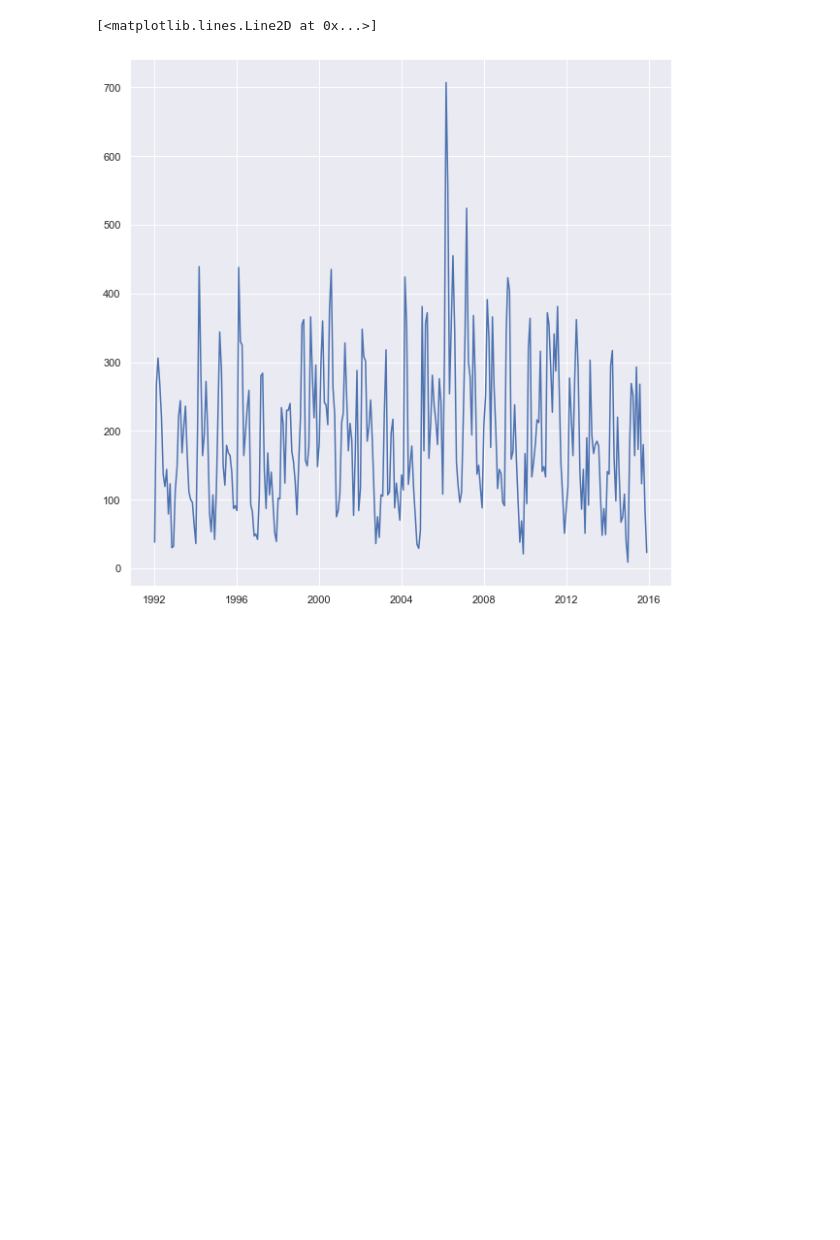
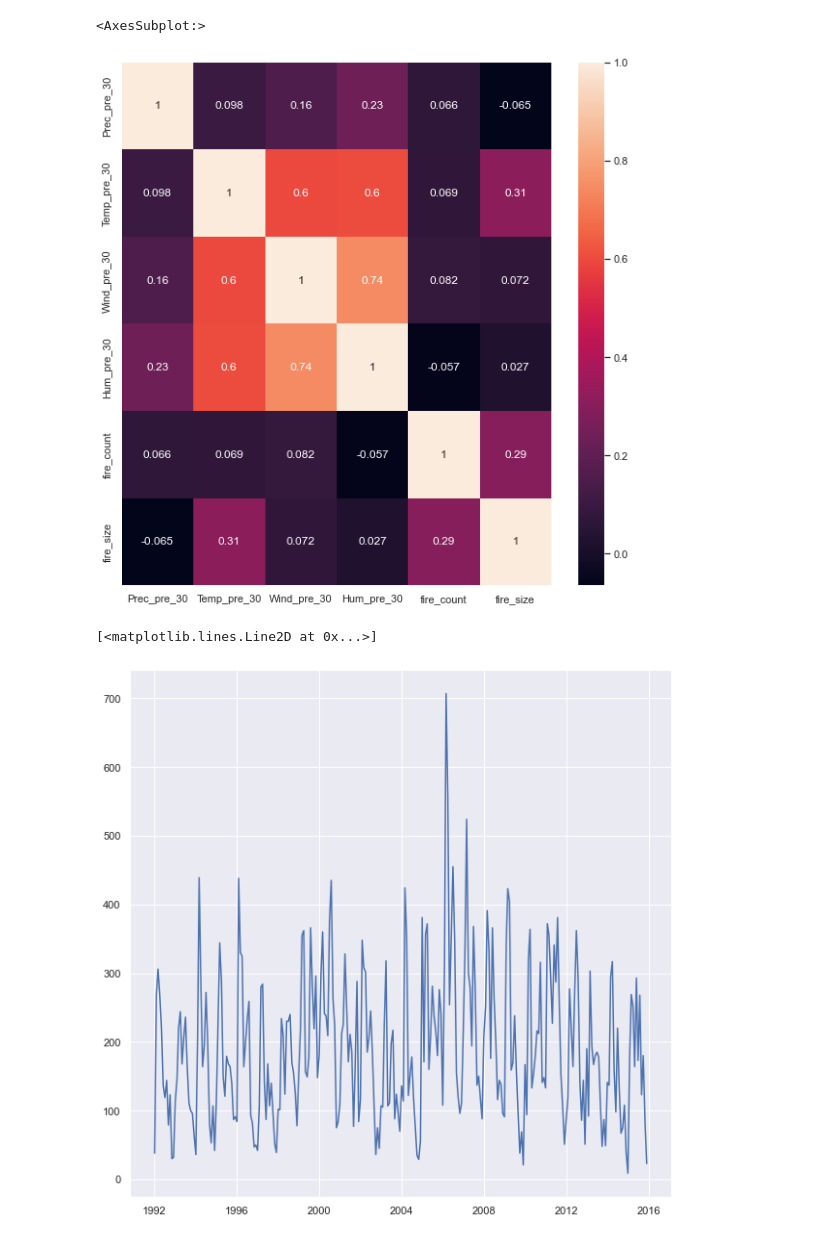
Before and after one commit to Pavelevivan/MultivariateAnalysis, a Jupyter notebook: task_4.ipynb, the cells around one changed output. Saved outputs shown, nothing was run; the diff lists cells and outputs as text; code cells hidden in the pictures; blank space fills up the shorter version.

```diff
--- a/task_4.ipynb
+++ b/task_4.ipynb
@@ -63,6 +61,13 @@ data['disc_year_month'] = data['disc_pre_year'].astype(str) + data['month'].map(
 data['disc_year_month']  = pd.to_datetime(data['disc_year_month'])
 data.sort_values('disc_year_month', ascending=True, inplace=True)
 data = data.set_index('disc_year_month')
+# %%
+
+corrMatrix = data[weather_columns + ['fire_count', 'fire_size']].corr()
+sns.heatmap(corrMatrix, annot=True)
+# %% [output]
+<AxesSubplot:>
+[figure, added]
 # %%
 plt.plot(data['fire_count'])
 # %% [output]
```
Also changed, not shown: parts of 16 cells of this notebook.
